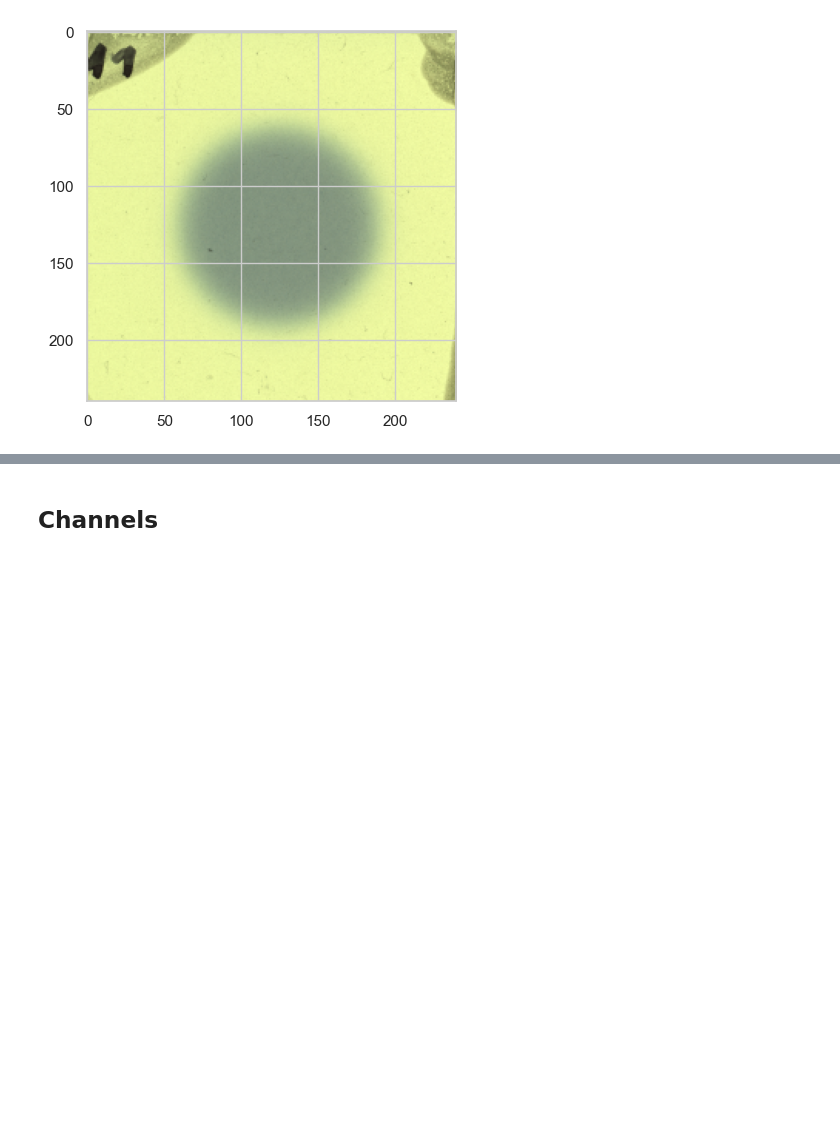
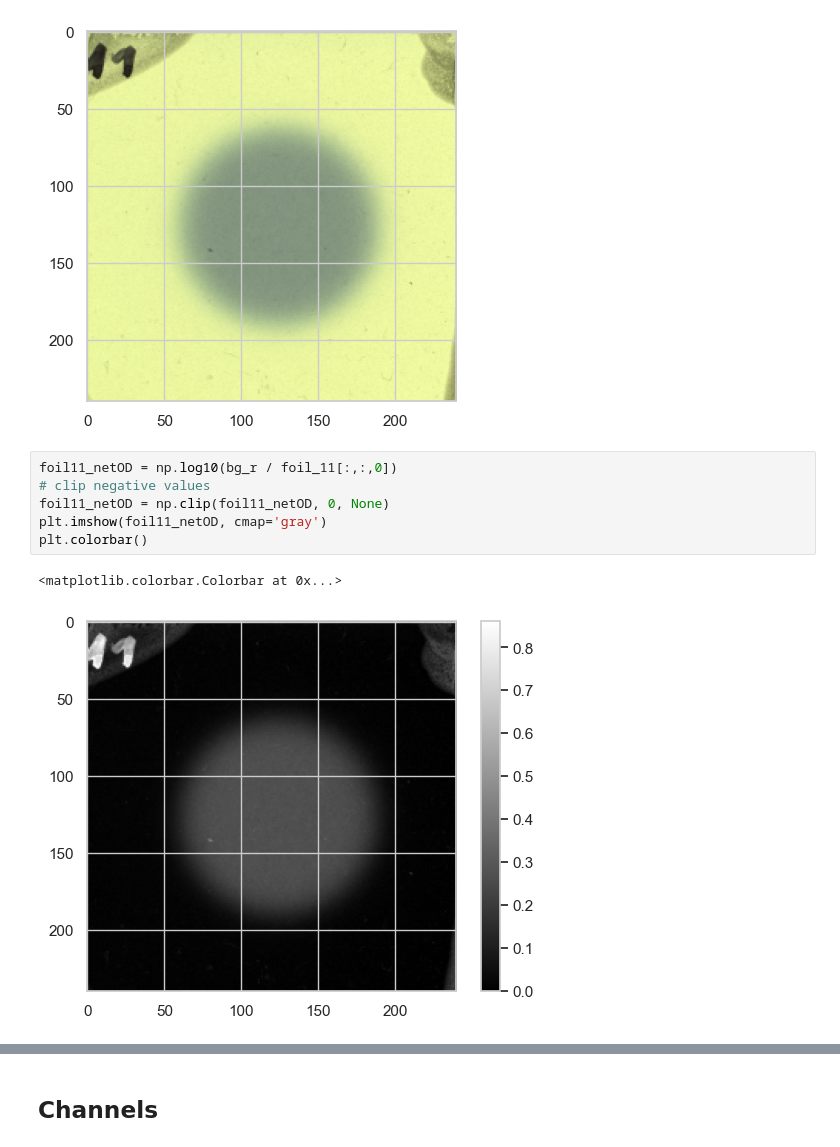
Before and after one commit to grzanka/osl_mb_foils, a Jupyter notebook: notebooks/playground/0.6-lg-2d-efficiency_10mm.ipynb, the cells around one changed output, grey strips where cells are left out. Drawn from its saved outputs; the diff is of its cells as text; blank space fills up the shorter version.

```diff
--- a/notebooks/playground/0.6-lg-2d-efficiency_10mm.ipynb
+++ b/notebooks/playground/0.6-lg-2d-efficiency_10mm.ipynb
@@ -50,3 +61,12 @@ plt.imshow(foil_11 / foil_11.max(), cmap='gray')
 # %% [output]
 <matplotlib.image.AxesImage at 0x...>
 [figure]
+# %%
+foil11_netOD = np.log10(bg_r / foil_11[:,:,0])
+# clip negative values
+foil11_netOD = np.clip(foil11_netOD, 0, None)
+plt.imshow(foil11_netOD, cmap='gray')
+plt.colorbar()
+# %% [output]
+<matplotlib.colorbar.Colorbar at 0x...>
+[figure, added]
```
Also changed, not shown: parts of 34 cells of this notebook, 1 other file.
